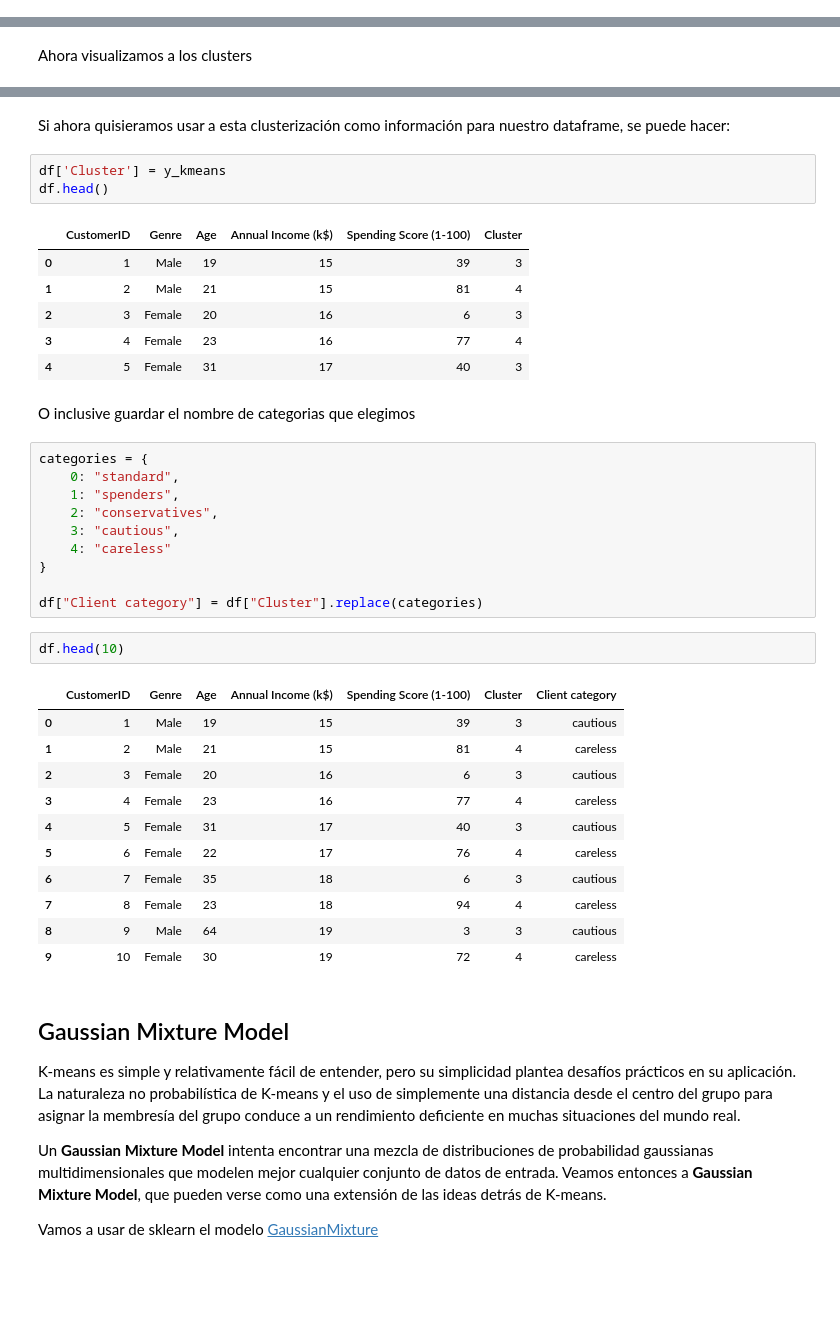
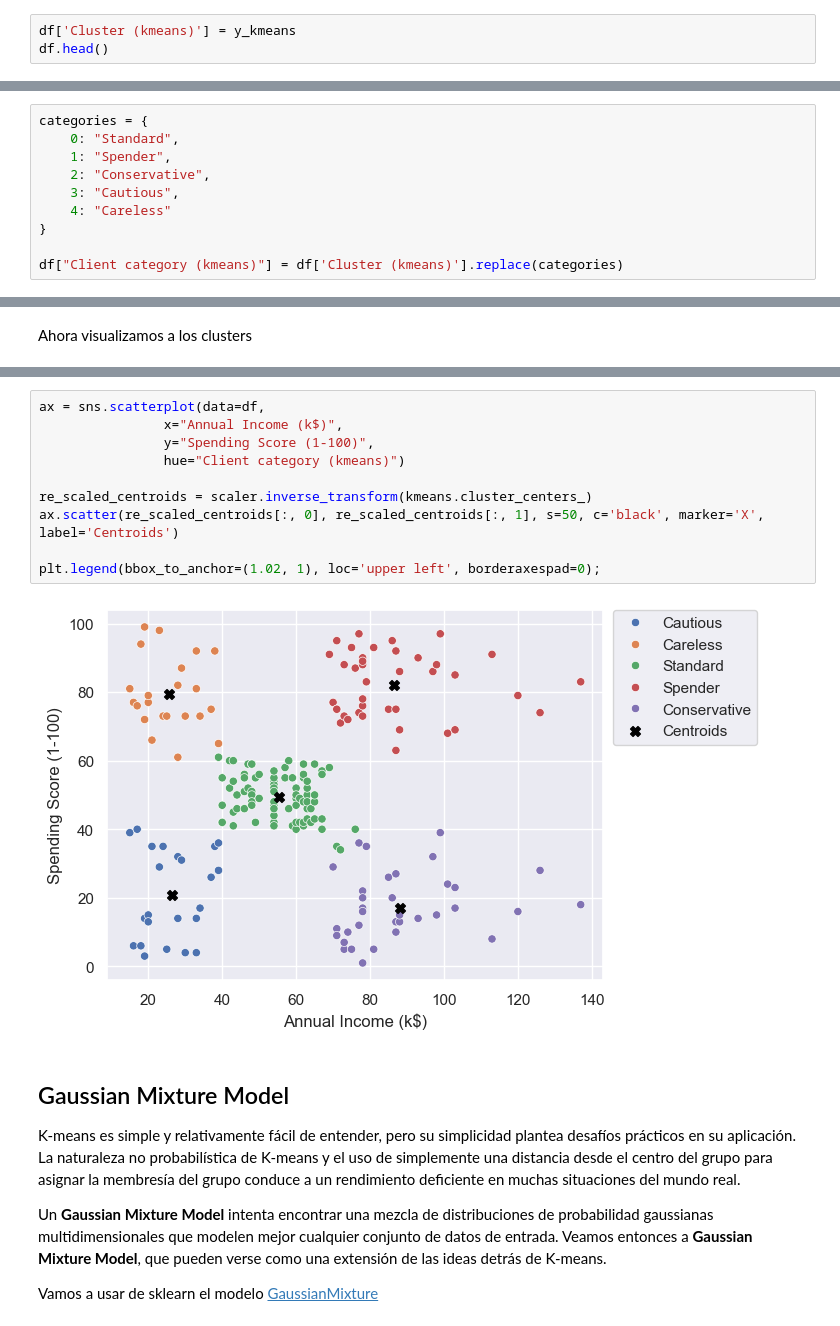
Before and after one commit to FIUBA-Posgrado-Inteligencia-Artificial/aprMaqI_CEIA, a Jupyter notebook: clase7/jupyter_notebooks/cluster.ipynb, the cells around one changed output, grey strips where cells are left out. Cells and saved outputs as stored; diff of their text form; blank space fills up the shorter version.

```diff
--- a/clase7/jupyter_notebooks/cluster.ipynb
+++ b/clase7/jupyter_notebooks/cluster.ipynb
@@ -174,0 +178,3 @@ y_kmeans = kmeans.fit_predict(scaled_X)
+# %%
+df['Cluster (kmeans)'] = y_kmeans
+df.head()
@@ -174,0 +190,10 @@ y_kmeans = kmeans.fit_predict(scaled_X)
+# %%
+categories = {
+    0: "Standard",
+    1: "Spender",
+    2: "Conservative",
+    3: "Cautious",
+    4: "Careless"
+}
+
+df["Client category (kmeans)"] = df['Cluster (kmeans)'].replace(categories)
@@ -195,41 +216,15 @@ plt.show()
-# %% [markdown]
-Si ahora quisieramos usar a esta clusterización como información para nuestro dataframe, se puede hacer:
-# %%
-df['Cluster'] = y_kmeans
-df.head()
-# %% [output]
-|  | CustomerID | Genre | Age | Annual Income (k$) | Spending Score (1-100) | Cluster |
-| 0 | 1 | Male | 19 | 15 | 39 | 3 |
-| 1 | 2 | Male | 21 | 15 | 81 | 4 |
-| 2 | 3 | Female | 20 | 16 | 6 | 3 |
-| 3 | 4 | Female | 23 | 16 | 77 | 4 |
-| 4 | 5 | Female | 31 | 17 | 40 | 3 |
-# %% [markdown]
-O inclusive guardar el nombre de categorias que elegimos
-# %%
-categories = {
-    0: "standard",
-    1: "spenders",
-    2: "conservatives",
-    3: "cautious",
-    4: "careless"
-}
-
-df["Client category"] = df["Cluster"].replace(categories)
-# %%
-df.head(10)
-# %% [output]
-|  | CustomerID | Genre | Age | Annual Income (k$) | Spending Score (1-100) | Cluster | Client category |
-| 0 | 1 | Male | 19 | 15 | 39 | 3 | cautious |
-| 1 | 2 | Male | 21 | 15 | 81 | 4 | careless |
-| 2 | 3 | Female | 20 | 16 | 6 | 3 | cautious |
-| 3 | 4 | Female | 23 | 16 | 77 | 4 | careless |
-| 4 | 5 | Female | 31 | 17 | 40 | 3 | cautious |
-| 5 | 6 | Female | 22 | 17 | 76 | 4 | careless |
-| 6 | 7 | Female | 35 | 18 | 6 | 3 | cautious |
-| 7 | 8 | Female | 23 | 18 | 94 | 4 | careless |
-| 8 | 9 | Male | 64 | 19 | 3 | 3 | cautious |
-| 9 | 10 | Female | 30 | 19 | 72 | 4 | careless |
+# %%
+ax = sns.scatterplot(data=df,
+                x="Annual Income (k$)",
+                y="Spending Score (1-100)",
+                hue="Client category (kmeans)")
+
+re_scaled_centroids = scaler.inverse_transform(kmeans.cluster_centers_)
+ax.scatter(re_scaled_centroids[:, 0], re_scaled_centroids[:, 1], s=50, c='black', marker='X', label='Centroids')
+
+plt.legend(bbox_to_anchor=(1.02, 1), loc='upper left', borderaxespad=0);
+# %% [output]
+[figure, added]
 # %% [markdown]
 ## Gaussian Mixture Model
 
```
Also changed, not shown: parts of 25 cells of this notebook, 2 other files.
